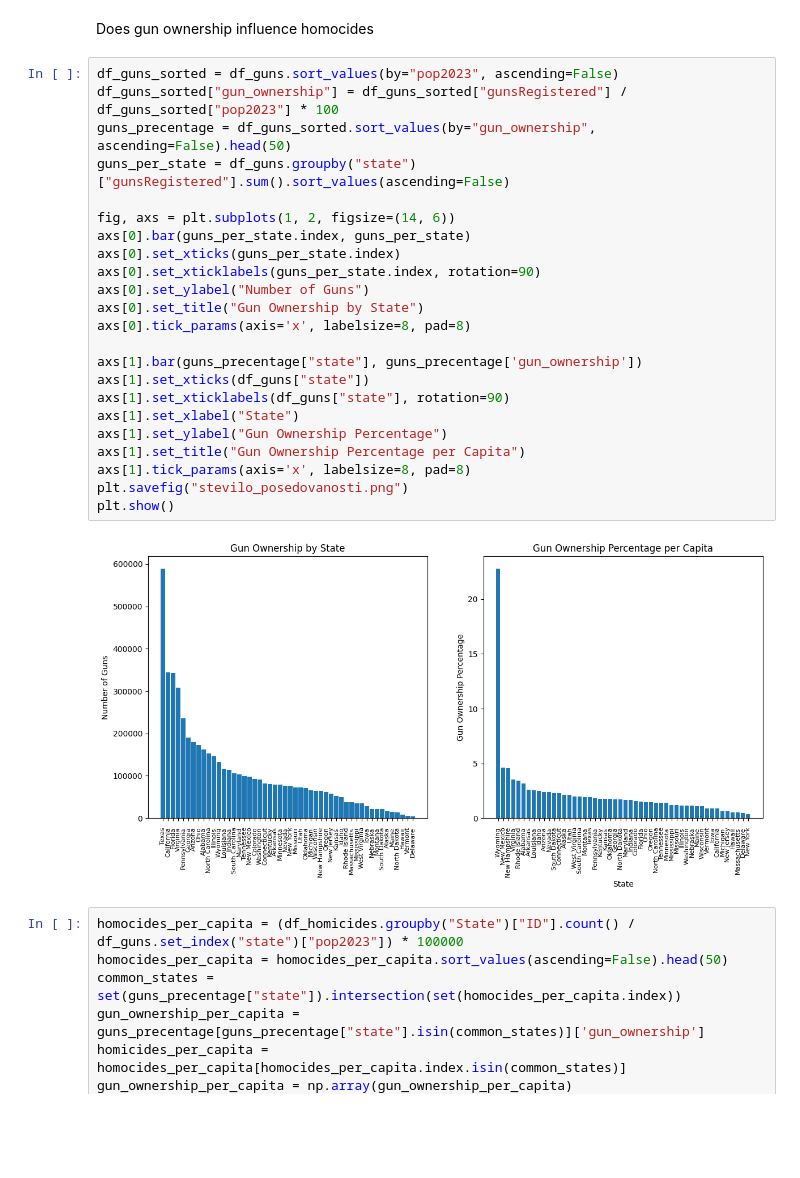
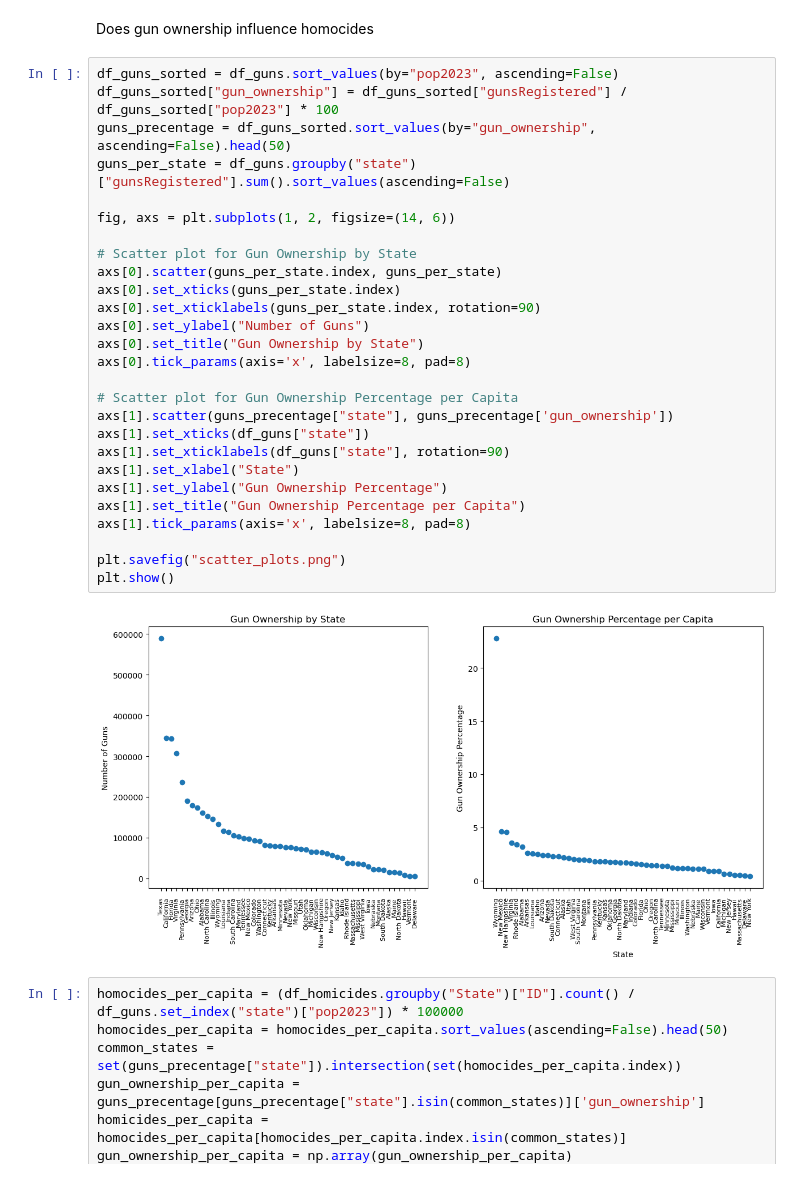
Before and after one commit to BodanT/PR23BTADBSDDDN, a Jupyter notebook: Porocilo.ipynb, the cells around one changed output. Drawn from its saved outputs; the diff is of its cells as text; blank space fills up the shorter version.

```diff
--- a/Porocilo.ipynb
+++ b/Porocilo.ipynb
@@ -146,28 +146,32 @@ Does gun ownership influence homocides
 # %%
 df_guns_sorted = df_guns.sort_values(by="pop2023", ascending=False)
 df_guns_sorted["gun_ownership"] = df_guns_sorted["gunsRegistered"] / df_guns_sorted["pop2023"] * 100
 guns_precentage = df_guns_sorted.sort_values(by="gun_ownership", ascending=False).head(50)
 guns_per_state = df_guns.groupby("state")["gunsRegistered"].sum().sort_values(ascending=False)
 
 fig, axs = plt.subplots(1, 2, figsize=(14, 6))
-axs[0].bar(guns_per_state.index, guns_per_state)
+
+# Scatter plot for Gun Ownership by State
+axs[0].scatter(guns_per_state.index, guns_per_state)
 axs[0].set_xticks(guns_per_state.index)
 axs[0].set_xticklabels(guns_per_state.index, rotation=90)
 axs[0].set_ylabel("Number of Guns")
 axs[0].set_title("Gun Ownership by State")
 axs[0].tick_params(axis='x', labelsize=8, pad=8)
 
-axs[1].bar(guns_precentage["state"], guns_precentage['gun_ownership'])
+# Scatter plot for Gun Ownership Percentage per Capita
+axs[1].scatter(guns_precentage["state"], guns_precentage['gun_ownership'])
 axs[1].set_xticks(df_guns["state"])
 axs[1].set_xticklabels(df_guns["state"], rotation=90)
 axs[1].set_xlabel("State")
 axs[1].set_ylabel("Gun Ownership Percentage")
 axs[1].set_title("Gun Ownership Percentage per Capita")
 axs[1].tick_params(axis='x', labelsize=8, pad=8)
-plt.savefig("stevilo_posedovanosti.png")
+
+plt.savefig("scatter_plots.png")
 plt.show()
 # %% [output]
-[figure, old version]
+[figure, new version]
 # %%
 homocides_per_capita = (df_homicides.groupby("State")["ID"].count() / df_guns.set_index("state")["pop2023"]) * 100000
 homocides_per_capita = homocides_per_capita.sort_values(ascending=False).head(50)
```
Also changed, not shown: parts of 4 cells of this notebook.
